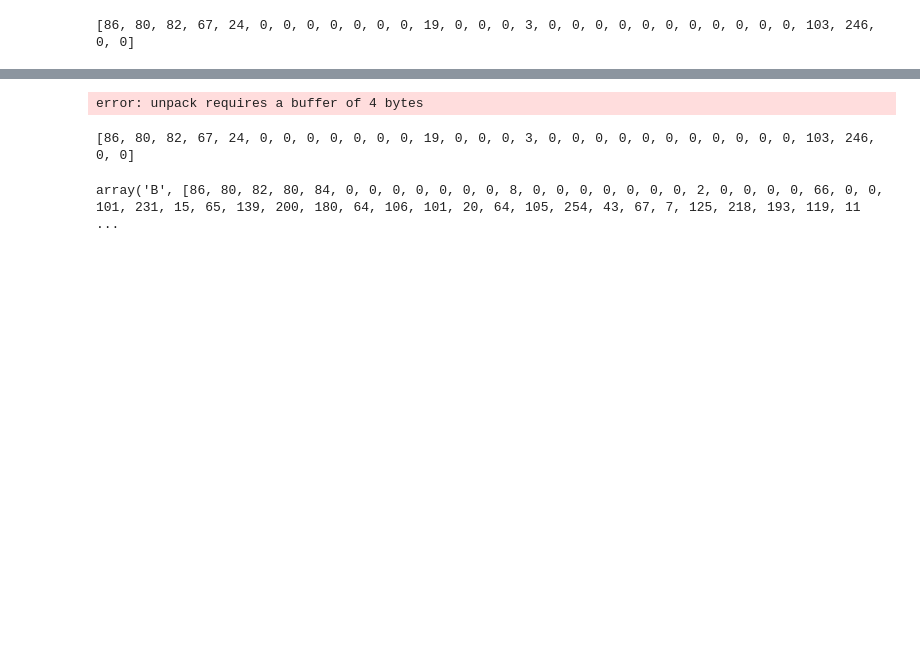
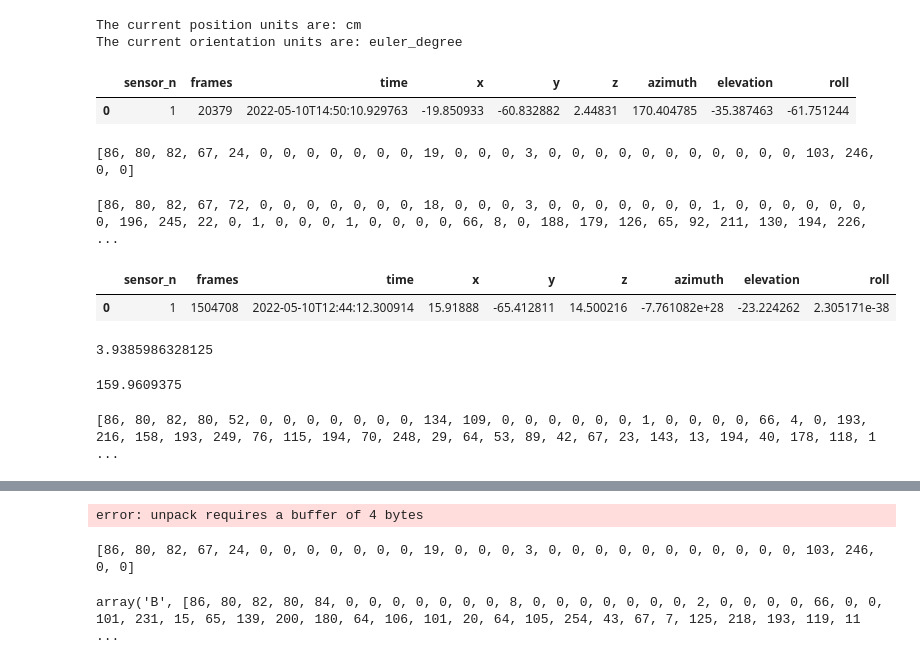
Before and after one commit to jagraterol/Pyper, a Jupyter notebook: pyper.ipynb, the cells around one changed output, grey strips where cells are left out. Cells and saved outputs as stored; diff of their text form; code cells hidden in the pictures; blank space fills up the shorter version.

```diff
--- a/pyper.ipynb
+++ b/pyper.ipynb
@@ -9,7 +8,23 @@ import array
 # %%
 viper = PolhemusViper()
 viper.connect()
+# %%
+viper.get_units()
+# %% [output]
+The current position units are: cm
+The current orientation units are: euler_degree
+# %%
+viper.get_single_pno(pno_mode="standard")
+# %% [output]
+|  | sensor_n | frames | time | x | y | z | azimuth | elevation | roll |
+| 0 | 1 | 20379 | 2022-05-10T14:50:10.929763 | -19.850933 | -60.832882 | 2.44831 | 170.404785 | -35.387463 | -61.751244 |
 # %%
 viper.start_continuous()
 # %% [output]
 [86, 80, 82, 67, 24, 0, 0, 0, 0, 0, 0, 0, 19, 0, 0, 0, 3, 0, 0, 0, 0, 0, 0, 0, 0, 0, 0, 0, 103, 246, 0, 0]
+# %%
+viper.get_single_pno(pno_mode="accelerated")
+# %% [output]
+[86, 80, 82, 67, 72, 0, 0, 0, 0, 0, 0, 0, 18, 0, 0, 0, 3, 0, 0, 0, 0, 0, 0, 0, 1, 0, 0, 0, 0, 0, 0, 0, 196, 245, 22, 0, 1, 0, 0, 0, 1, 0, 0, 0, 0, 66, 8, 0, 188, 179, 126, 65, 92, 211, 130, 194, 226,  ...
+|  | sensor_n | frames | time | x | y | z | azimuth | elevation | roll |
+| 0 | 1 | 1504708 | 2022-05-10T12:44:12.300914 | 15.91888 | -65.412811 | 14.500216 | -7.761082e+28 | -23.224262 | 2.305171e-38 |
@@ -16,3 +40,19 @@ viper.start_continuous()
+# %%
+il = [205, 2]
+it = intlist_to_int(il)
+
+
+fract_to_float(it, 180.0)
+# %% [output]
+3.9385986328125
+# %%
+fract_to_float(29120, 180.0)
+# %% [output]
+159.9609375
+# %%
+viper.start_continuous(pno_mode="standard", frame_counting="reset_frames")
+# %% [output]
+[86, 80, 82, 80, 52, 0, 0, 0, 0, 0, 0, 0, 134, 109, 0, 0, 0, 0, 0, 0, 1, 0, 0, 0, 0, 66, 4, 0, 193, 216, 158, 193, 249, 76, 115, 194, 70, 248, 29, 64, 53, 89, 42, 67, 23, 143, 13, 194, 40, 178, 118, 1 ...
 # %%
 viper.stop_continuous()
 # %% [output]
```
Also changed, not shown: parts of 19 cells of this notebook, 3 other files.
